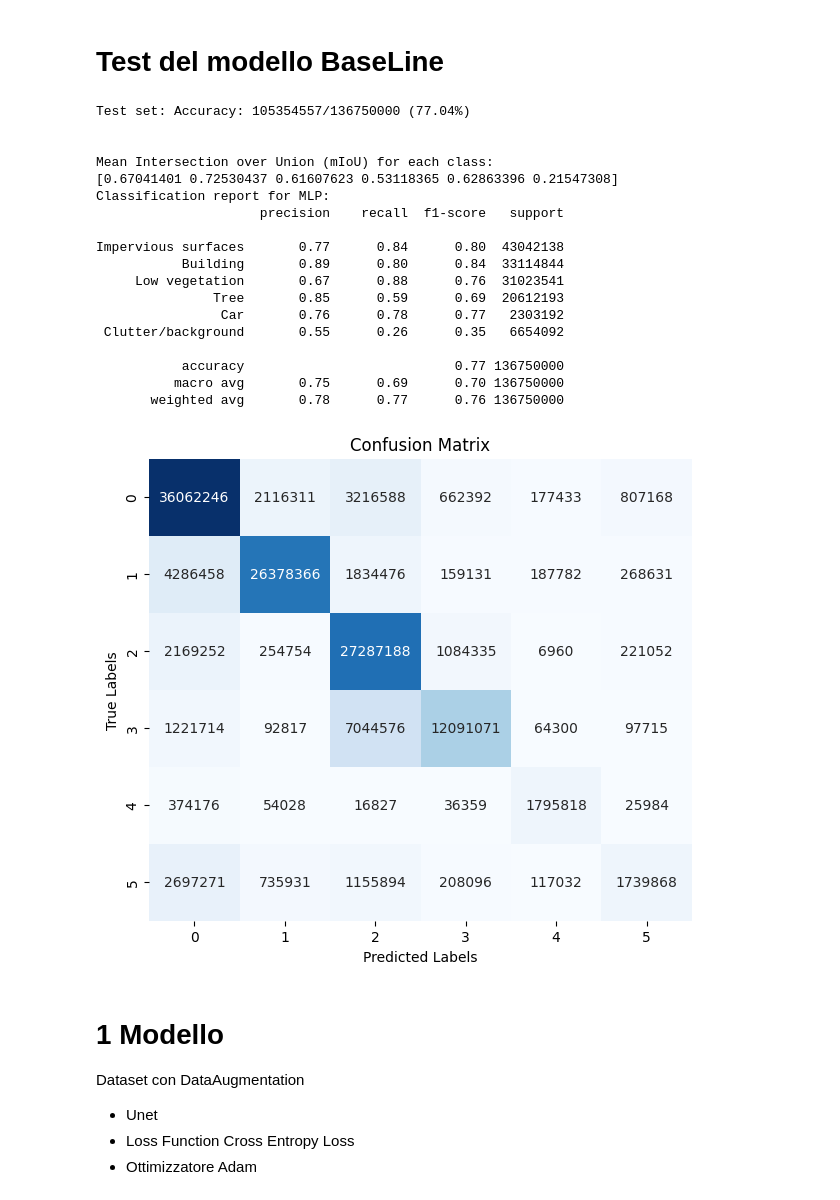
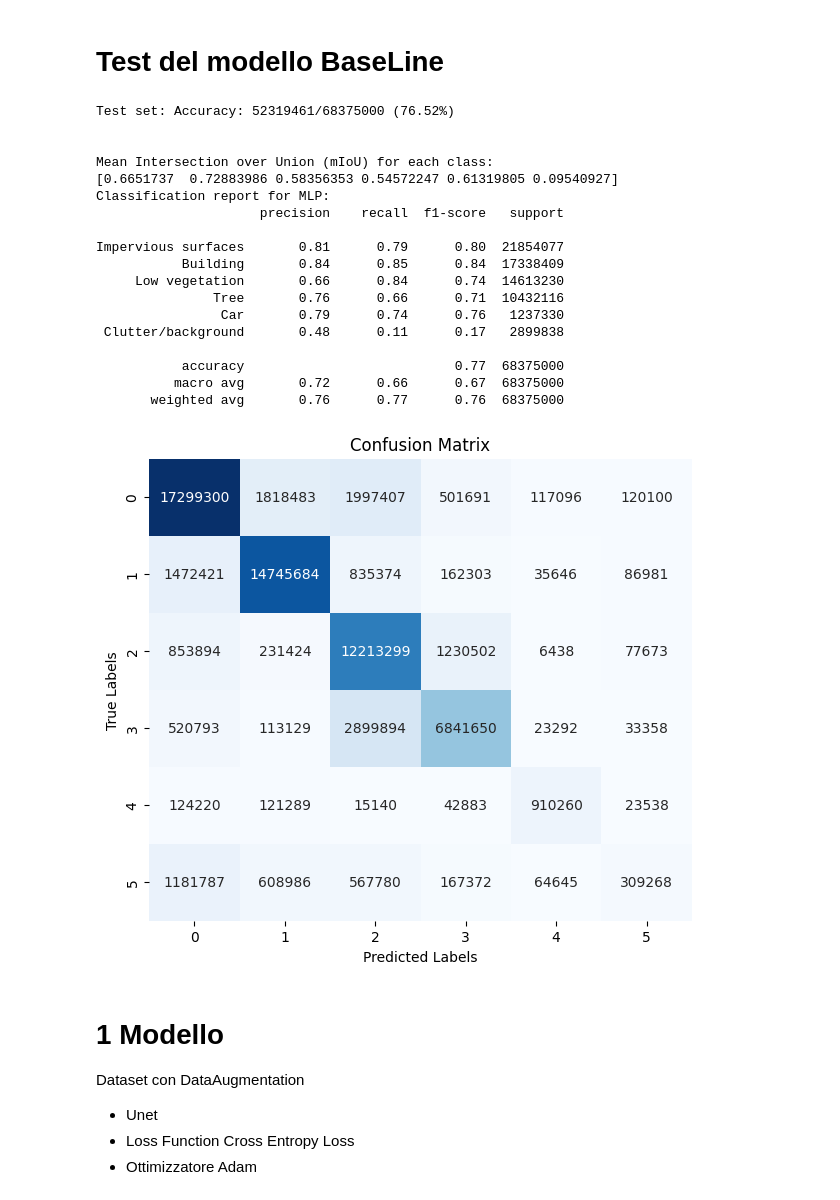
Before and after one commit to danilsab24/Semantic_Segmentation_Potsdam, a Jupyter notebook: Project.ipynb, the cells around one changed output. Drawn from its saved outputs; the diff is of its cells as text; code cells hidden in the pictures.

Commit message:
Run Modello 0

```diff
--- a/Project.ipynb
+++ b/Project.ipynb
@@ -690,16 +688,19 @@ def dataset(path_1, path_2, train_transform, test_transform):
   train_size = dataset_size - val_size - test_size
 
   train_dataset, val_dataset, test_dataset = random_split(dataset, [train_size, val_size, test_size])
+  val_train_set, val_test_set = random_split(val_dataset, [0.5,0.5])
 
   # Applica le trasformazioni al trainset e al testset
   train_dataset.transform = train_transform
-  val_dataset.transform = test_transform
+  val_train_set.transform = test_transform
+  val_test_set.transform = test_transform
   test_dataset.transform = test_transform
 
   # Creazione dei DataLoader
   batch_size = 5  # Definisci la dimensione del batch desiderata
 
   train_loader = DataLoader(train_dataset, batch_size=batch_size, shuffle=True, drop_last=True, pin_memory=True)
-  val_loader = DataLoader(val_dataset, batch_size=batch_size)
+  val_train_loader = DataLoader(val_train_set, batch_size=batch_size)
+  val_test_loader = DataLoader(val_test_set, batch_size=batch_size)
   test_loader = DataLoader(test_dataset, batch_size=batch_size)
-  return dataset, train_dataset, val_dataset, test_dataset, train_loader, val_loader, test_loader
+  return dataset, train_dataset, val_train_set, val_test_set, test_dataset, train_loader, val_train_loader, val_test_loader, test_loader
@@ -706,12 +722,15 @@ def dataset(path_1, path_2, train_transform, test_transform):
 # %%
 patch_Images_save_path = "/content/images_patches"
 patch_Labels_save_path = "/content/labels_patch_converted"
-dataset, train_dataset, val_dataset, test_dataset, train_loader, val_loader, test_loader = dataset(patch_Images_save_path, patch_Labels_save_path, None, None)
+tr_transform = train_transform
+ts_transform = test_transform
+dataset, train_dataset, val_train_set, val_test_set, test_dataset, train_loader, val_train_loader, val_test_loader, test_loader = dataset(patch_Images_save_path, patch_Labels_save_path, tr_transform, ts_transform)
 
 # Stampa delle dimensioni dei dataset
 print(f"Dataset size: {len(dataset)} samples")
 print(f"Train dataset size: {len(train_dataset)} samples")
-print(f"Validation dataset size: {len(val_dataset)} samples")
+print(f"Validation_train dataset size: {len(val_train_set)} samples")
+print(f"Validation_train dataset size: {len(val_test_set)} samples")
 print(f"Test dataset size: {len(test_dataset)} samples")
 # %% [output]
 Dataset size: 21888 samples
@@ -962,7 +984,7 @@ def test():
     predicted_labels = []
     true_labels = []
 
-    for data, target in test_loader:
+    for data, target in val_test_loader:
         data = data.to(device)
         target = target.squeeze(1).to(device)
 
@@ -986,7 +1008,7 @@ def test():
 
     return predicted_labels, true_labels
 
-checkpoint = torch.load('/content/drive/MyDrive/Semantic_Segmentation_Postdam/model_state_save.pth')
+checkpoint = torch.load('/content/drive/MyDrive/Semantic_Segmentation_Postdam/model0_state_save.pth')
 model.load_state_dict(checkpoint['model_state_dict'])
 optimizer.load_state_dict(checkpoint['optimizer_state_dict'])
 criterion.load_state_dict(checkpoint['criterion_state_dict'])
@@ -997,45 +1019,45 @@ predicted_labels, true_labels = test()
 predicted_labels = np.array(predicted_labels).flatten()
 true_labels = np.array(true_labels).flatten()
 
 
 # calolo della confusion matrix
 confusion_mat = confusion_matrix(true_labels, predicted_labels)
 
 mIoU_scores = compute_mIoU(confusion_mat)
 print("\nMean Intersection over Union (mIoU) for each class:")
 print(mIoU_scores)
 
 # Print del classification report
 print("Classification report for MLP:\n%s\n"
       % (classification_report(true_labels, predicted_labels, target_names=classes_name)))
 
 plt.figure(figsize=(7, 6))
 sns.heatmap(confusion_mat, annot=True, fmt='d', cmap='Blues', cbar=False)
 
 plt.title("Confusion Matrix")
 plt.xlabel("Predicted Labels")
 plt.ylabel("True Labels")
 plt.show()
 # %% [output]
-Test set: Accuracy: 105354557/136750000 (77.04%)
+Test set: Accuracy: 52319461/68375000 (76.52%)
 
 
 Mean Intersection over Union (mIoU) for each class:
-[0.67041401 0.72530437 0.61607623 0.53118365 0.62863396 0.21547308]
+[0.6651737  0.72883986 0.58356353 0.54572247 0.61319805 0.09540927]
 Classification report for MLP:
                      precision    recall  f1-score   support
 
-Impervious surfaces       0.77      0.84      0.80  43042138
-           Building       0.89      0.80      0.84  33114844
-     Low vegetation       0.67      0.88      0.76  31023541
-               Tree       0.85      0.59      0.69  20612193
-                Car       0.76      0.78      0.77   2303192
- Clutter/background       0.55      0.26      0.35   6654092
+Impervious surfaces       0.81      0.79      0.80  21854077
+           Building       0.84      0.85      0.84  17338409
+     Low vegetation       0.66      0.84      0.74  14613230
+               Tree       0.76      0.66      0.71  10432116
+                Car       0.79      0.74      0.76   1237330
+ Clutter/background       0.48      0.11      0.17   2899838
 
-           accuracy                           0.77 136750000
-          macro avg       0.75      0.69      0.70 136750000
-       weighted avg       0.78      0.77      0.76 136750000
+           accuracy                           0.77  68375000
+          macro avg       0.72      0.66      0.67  68375000
+       weighted avg       0.76      0.77      0.76  68375000
-[figure, old version]
+[figure, new version]
 # %% [markdown]
 # 1 Modello
 Dataset con DataAugmentation
```
Also changed, not shown: parts of 13 cells of this notebook.
